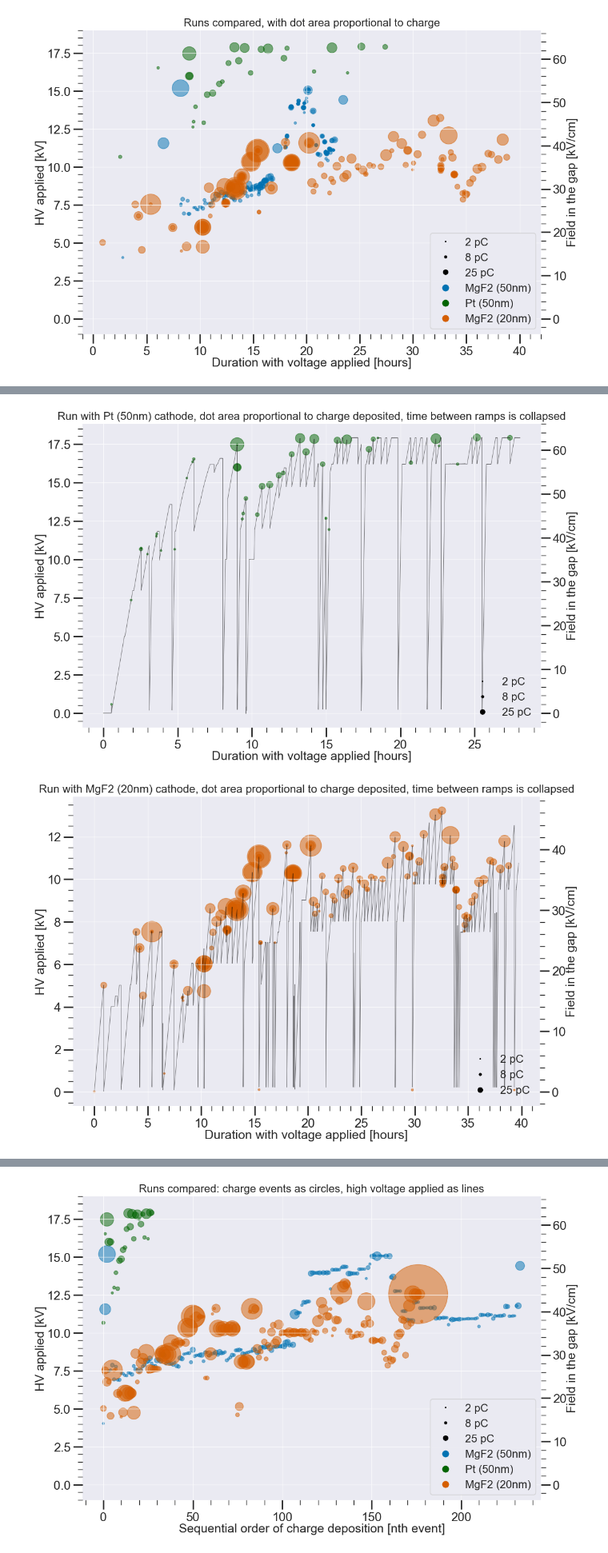
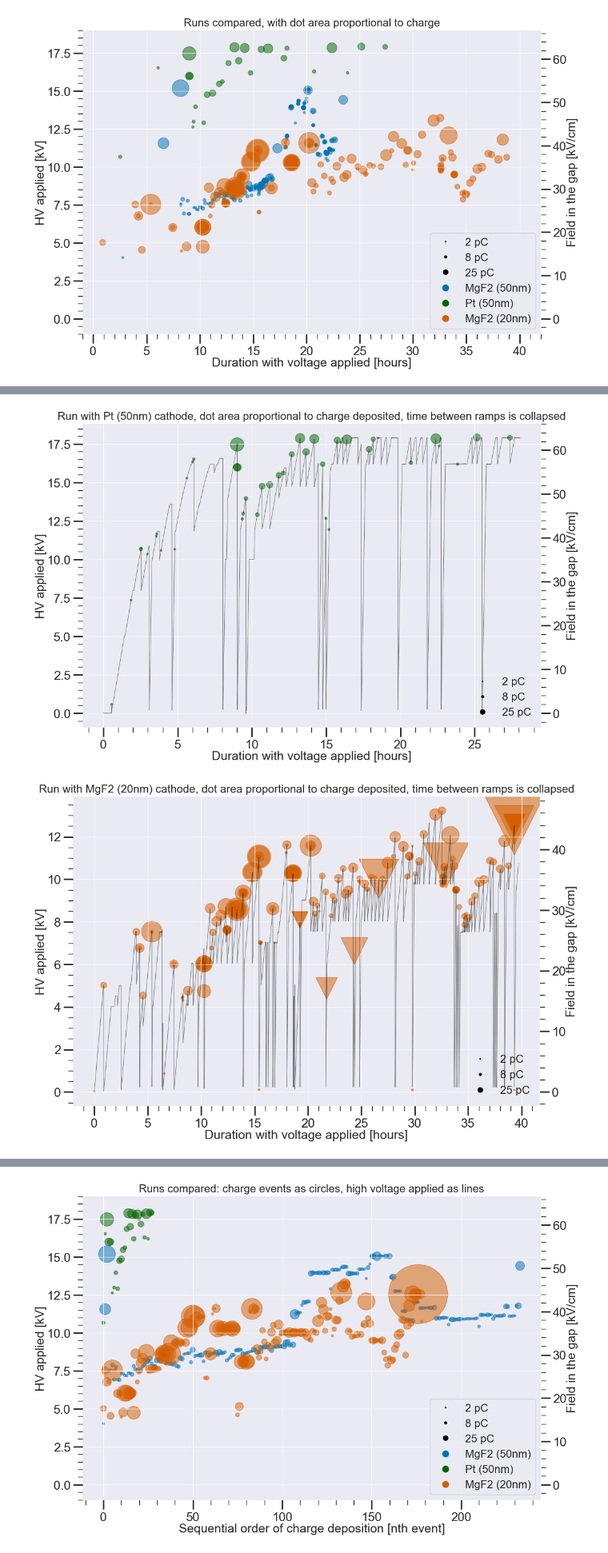
Before and after one commit to ejangelico/ad2-data-processing, a Jupyter notebook: notebooks/Analysis of run comparisons.ipynb, the cells around one changed output, grey strips where cells are left out. Shown at 80% size. Drawn from its saved outputs; the diff is of its cells as text; code cells hidden in the pictures.

```diff
--- a/notebooks/Analysis of run comparisons.ipynb
+++ b/notebooks/Analysis of run comparisons.ipynb
@@ -299,33 +297,42 @@ for i, run in enumerate([7,8,9]):
     ax.plot(np.array(tdmap["dur"])/3600, tdmap["v"], color='k', linewidth=0.7, alpha=0.5)
 
     #negative polar events
     mask = (d["ch3 n negpeaks"] > 0) & (d["ch3 n pospeaks"] == 0)# & (np.abs(d["ch3 charge"]) > 1)
     d_ch = np.abs(np.array(d[mask]["ch3 charge"]))
     d_sec = np.array(d[mask]["ch3 seconds"])
     d_hv = np.array(d[mask]["ch3 hv"])
     d_E = np.array(d[mask]["ch3 field"])
 
     #recast time
     hv_event_durs = [ana.get_duration_from_timestamp(_)/3600 for _ in d_sec]
     ax.scatter(hv_event_durs, d_hv, s=list(np.array(d_ch)*charge_dot_scale), marker='o', alpha=0.5, facecolor=colors[i], edgecolor=colors[i])
 
+    #positive polar
+    mask = (d["ch3 n pospeaks"] > 1)# & (np.abs(d["ch3 charge"]) > 1)
+    d_ch = np.abs(np.array(d[mask]["ch3 charge"]))
+    d_sec = np.array(d[mask]["ch3 seconds"])
+    d_hv = np.array(d[mask]["ch3 hv"])
+    d_E = np.array(d[mask]["ch3 field"])
+
+    #recast time
+    hv_event_durs = [ana.get_duration_from_timestamp(_)/3600 for _ in d_sec]
+    ax.scatter(hv_event_durs, d_hv, s=list(np.array(d_ch)*charge_dot_scale), marker='v', alpha=0.5, facecolor=colors[i], edgecolor=colors[i])
+
     ax2 = ax.twinx()
     E_f = lambda V:V/0.285
     ymin, ymax = ax.get_ylim()
     ax2.set_ylim(E_f(ymin), E_f(ymax))
     ax2.plot([], [])
 
     # Add legend with custom legend entries
     ax.legend(handles=legend_elements, loc='lower right')
     ax.set_ylabel("HV applied [kV]")
     ax2.set_ylabel("Field in the gap [kV/cm]")
     ax2.grid(False)
     ax.set_xlabel("Duration with voltage applied [hours]")
     ax.set_title("Run with {} cathode, dot area proportional to charge deposited, time between ramps is collapsed".format(ana.title))
     plt.show()
-
-    hv_event_durs, d_hv, d_ch = zip(*sorted(zip(hv_event_durs, d_hv, d_ch)))
 # %% [output]
 [figure]
 [figure]
-[figure, old version]
+[figure, new version]
```
Also changed, not shown: parts of 12 cells of this notebook, 1 other file.
